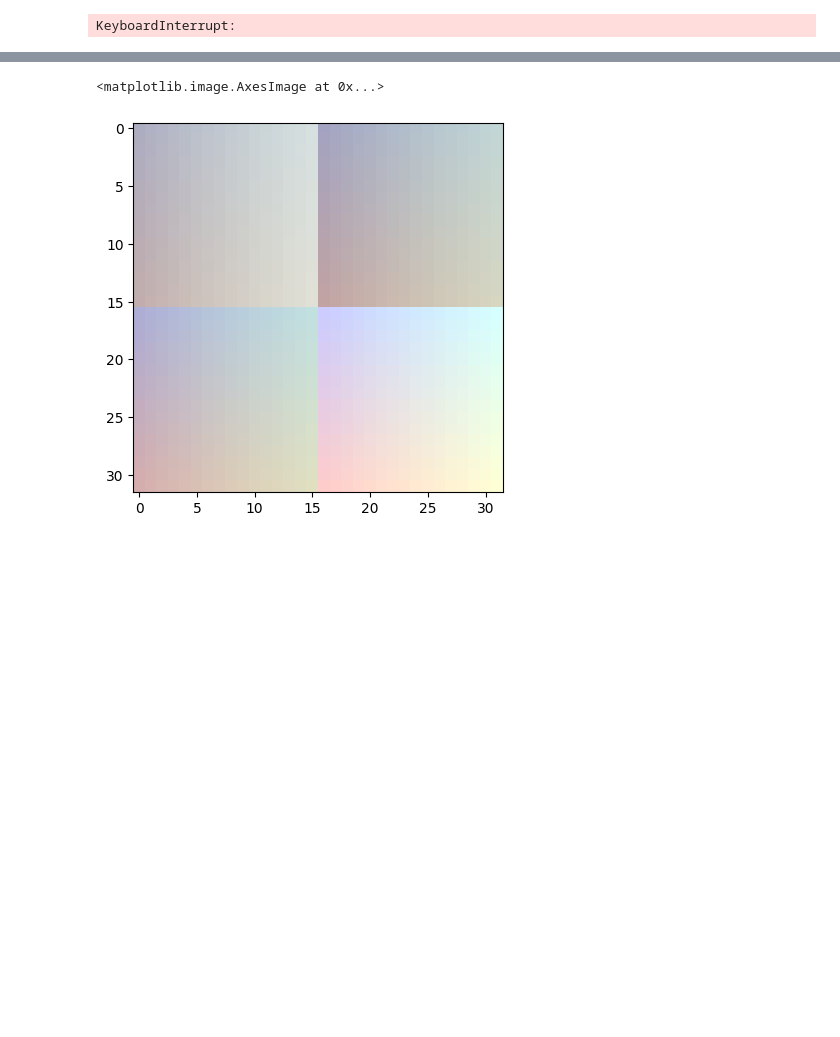
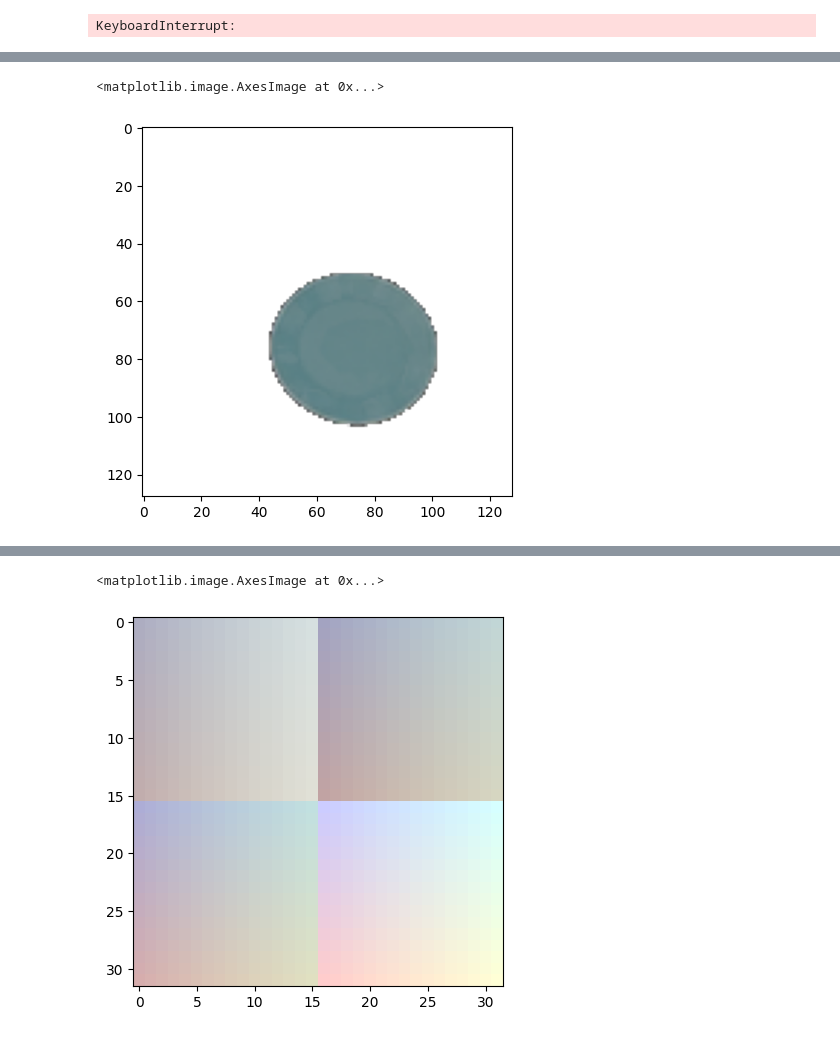
Before and after one commit to rnonc/2Dto3D, a Jupyter notebook: test.ipynb, the cells around one changed output, grey strips where cells are left out. Saved outputs shown, nothing was run; the diff lists cells and outputs as text; code cells hidden in the pictures; blank space fills up the shorter version.

```diff
--- a/test.ipynb
+++ b/test.ipynb
@@ -80 +93,7 @@ plt.imshow(X[i].detach().cpu().permute(1,2,0))
+# %%
+j =1
+plt.imshow(Y[i,j].detach().cpu().permute(1,2,0))
+# %% [output]
+<matplotlib.image.AxesImage at 0x...>
+[figure, added]
 # %%
```
Also changed, not shown: parts of 13 cells of this notebook, 7 other files.
